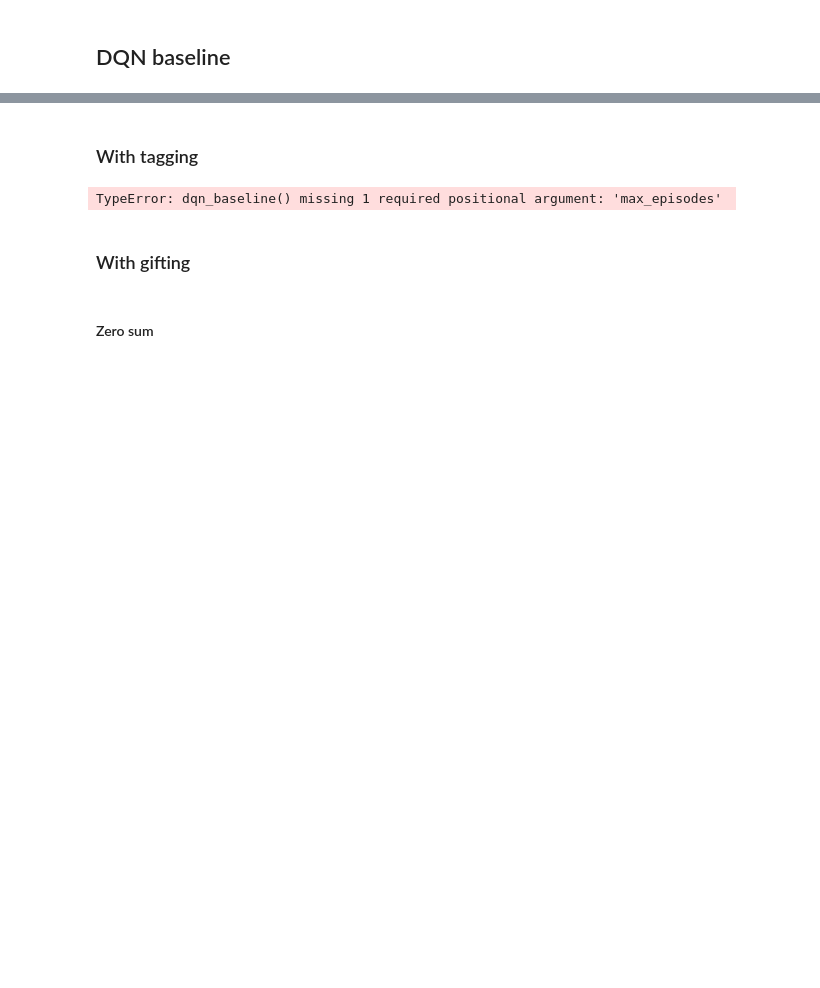
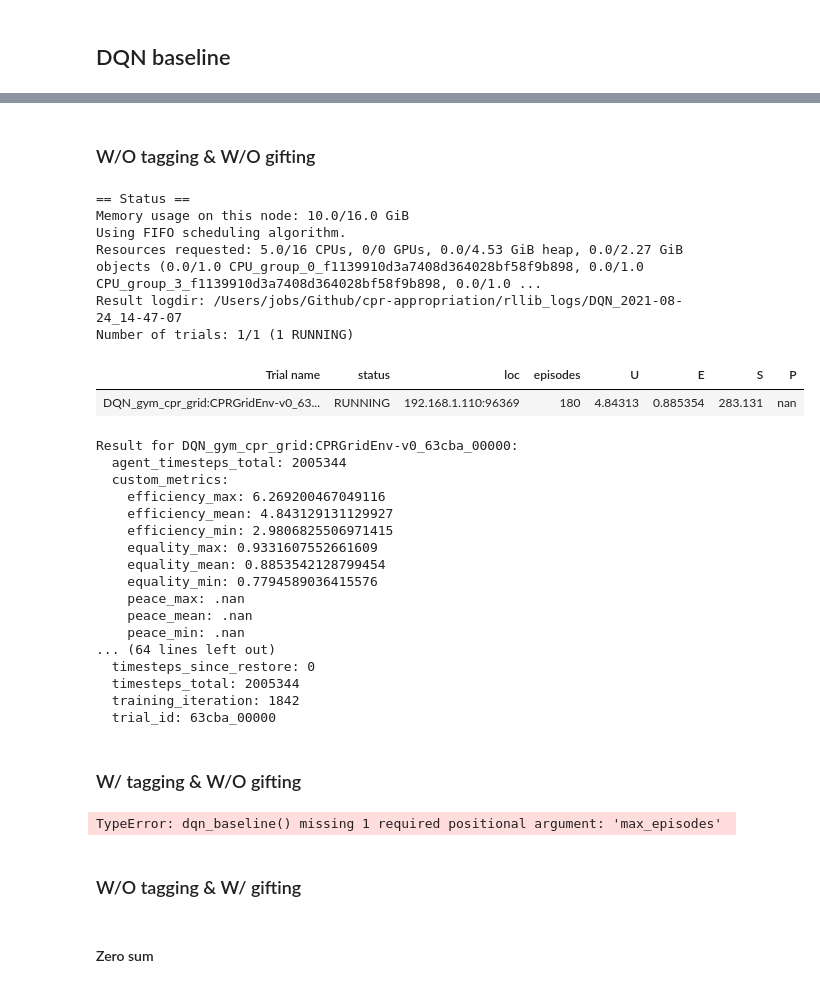
Before and after one commit to Wadaboa/cpr-appropriation, a Jupyter notebook: cpr.ipynb, the cells around one changed output, grey strips where cells are left out. Cells and saved outputs as stored; diff of their text form; code cells hidden in the pictures; blank space fills up the shorter version.

```diff
--- a/cpr.ipynb
+++ b/cpr.ipynb
@@ -94,5 +67,49 @@ Number of trials: 1/1 (1 TERMINATED)
+# %% [markdown]
+### W/O tagging & W/O gifting
+# %%
+experiment_analysis = rllib.dqn_baseline(
+    n_agents,
+    grid_width,
+    grid_height,
+    wandb_project,
+    wandb_api_key,
+    rllib_log_dir,
+    max_episodes,
+    max_steps=max_steps,
+    tagging_ability=False,
+    gifting_mechanism=None,
+    num_workers=4,
+    jupyter=True,
+    seed=seed
+)
+# %% [output]
+== Status ==
+Memory usage on this node: 10.0/16.0 GiB
+Using FIFO scheduling algorithm.
+Resources requested: 5.0/16 CPUs, 0/0 GPUs, 0.0/4.53 GiB heap, 0.0/2.27 GiB objects (0.0/1.0 CPU_group_0_f1139910d3a7408d364028bf58f9b898, 0.0/1.0 CPU_group_3_f1139910d3a7408d364028bf58f9b898, 0.0/1.0 ...
+Result logdir: /Users/jobs/Github/cpr-appropriation/rllib_logs/DQN_2021-08-24_14-47-07
+Number of trials: 1/1 (1 RUNNING)
+| Trial name | status | loc | episodes | U | E | S | P |
+| DQN_gym_cpr_grid:CPRGridEnv-v0_63... | RUNNING | 192.168.1.110:96369 | 180 | 4.84313 | 0.885354 | 283.131 | nan |
+Result for DQN_gym_cpr_grid:CPRGridEnv-v0_63cba_00000:
+  agent_timesteps_total: 2005344
+  custom_metrics:
+    efficiency_max: 6.269200467049116
+    efficiency_mean: 4.843129131129927
+    efficiency_min: 2.9806825506971415
+    equality_max: 0.9331607552661609
+    equality_mean: 0.8853542128799454
+    equality_min: 0.7794589036415576
+    peace_max: .nan
+    peace_mean: .nan
+    peace_min: .nan
+... (64 lines left out)
+  timesteps_since_restore: 0
+  timesteps_total: 2005344
+  training_iteration: 1842
+  trial_id: 63cba_00000
 # %% [markdown]
-### With tagging
+### W/ tagging & W/O gifting
 # %%
 experiment_analysis = rllib.dqn_baseline(
     n_agents,
@@ -112,7 +129,7 @@ experiment_analysis = rllib.dqn_baseline(
 # %% [output]
 TypeError: dqn_baseline() missing 1 required positional argument: 'max_episodes'
 # %% [markdown]
-### With gifting
+### W/O tagging & W/ gifting
 # %% [markdown]
 #### Zero sum
 # %%
```
Also changed, not shown: parts of 37 cells of this notebook, 4 other files.
